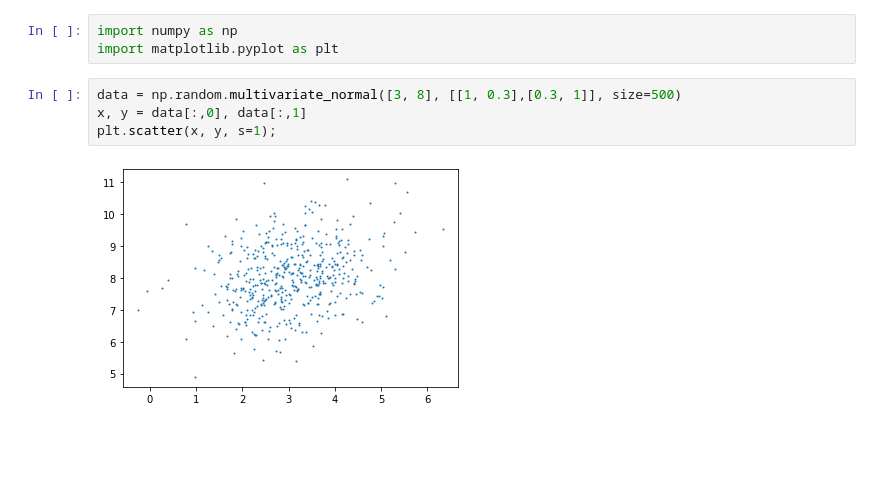
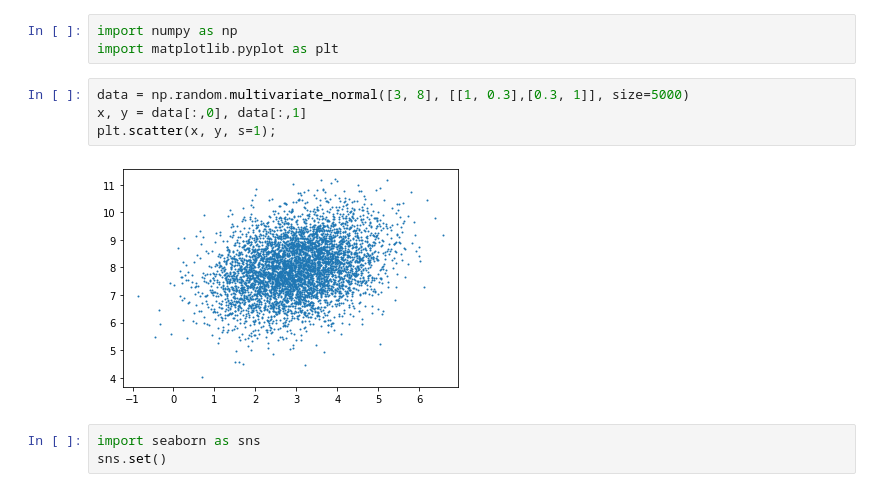
Before and after one commit to eytanohana/Git-Cheat-Sheet, a Jupyter notebook: Notebook.ipynb, the cells around one changed output. Saved outputs shown, nothing was run; the diff lists cells and outputs as text; blank space fills up the shorter version.

```diff
--- a/Notebook.ipynb
+++ b/Notebook.ipynb
@@ -2,8 +2,11 @@
 import numpy as np
 import matplotlib.pyplot as plt
 # %%
-data = np.random.multivariate_normal([3, 8], [[1, 0.3],[0.3, 1]], size=500)
+data = np.random.multivariate_normal([3, 8], [[1, 0.3],[0.3, 1]], size=5000)
 x, y = data[:,0], data[:,1]
 plt.scatter(x, y, s=1);
 # %% [output]
-[figure, old version]
+[figure, new version]
+# %%
+import seaborn as sns
+sns.set()
```
Also changed, not shown: parts of 1 cell of this notebook.
